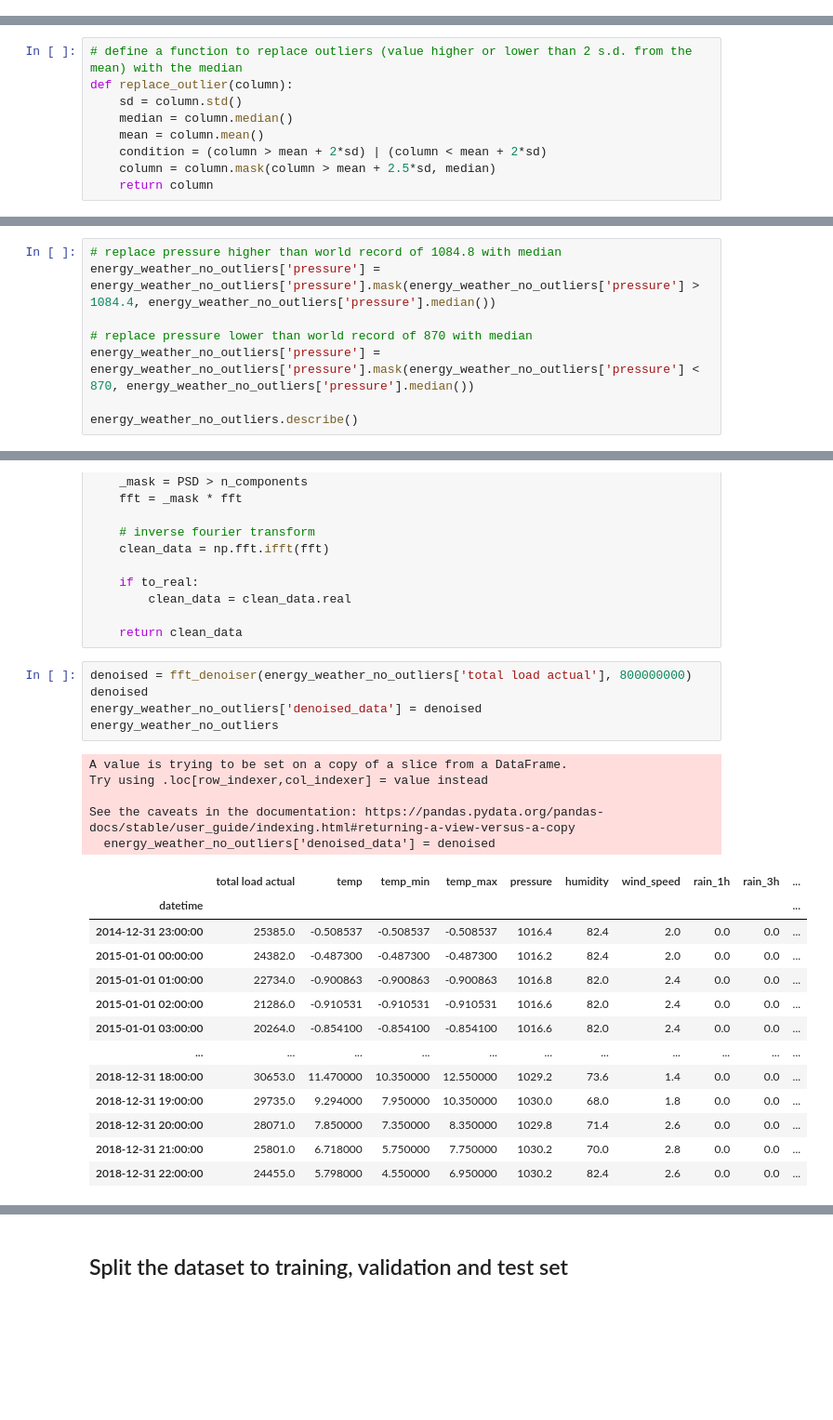
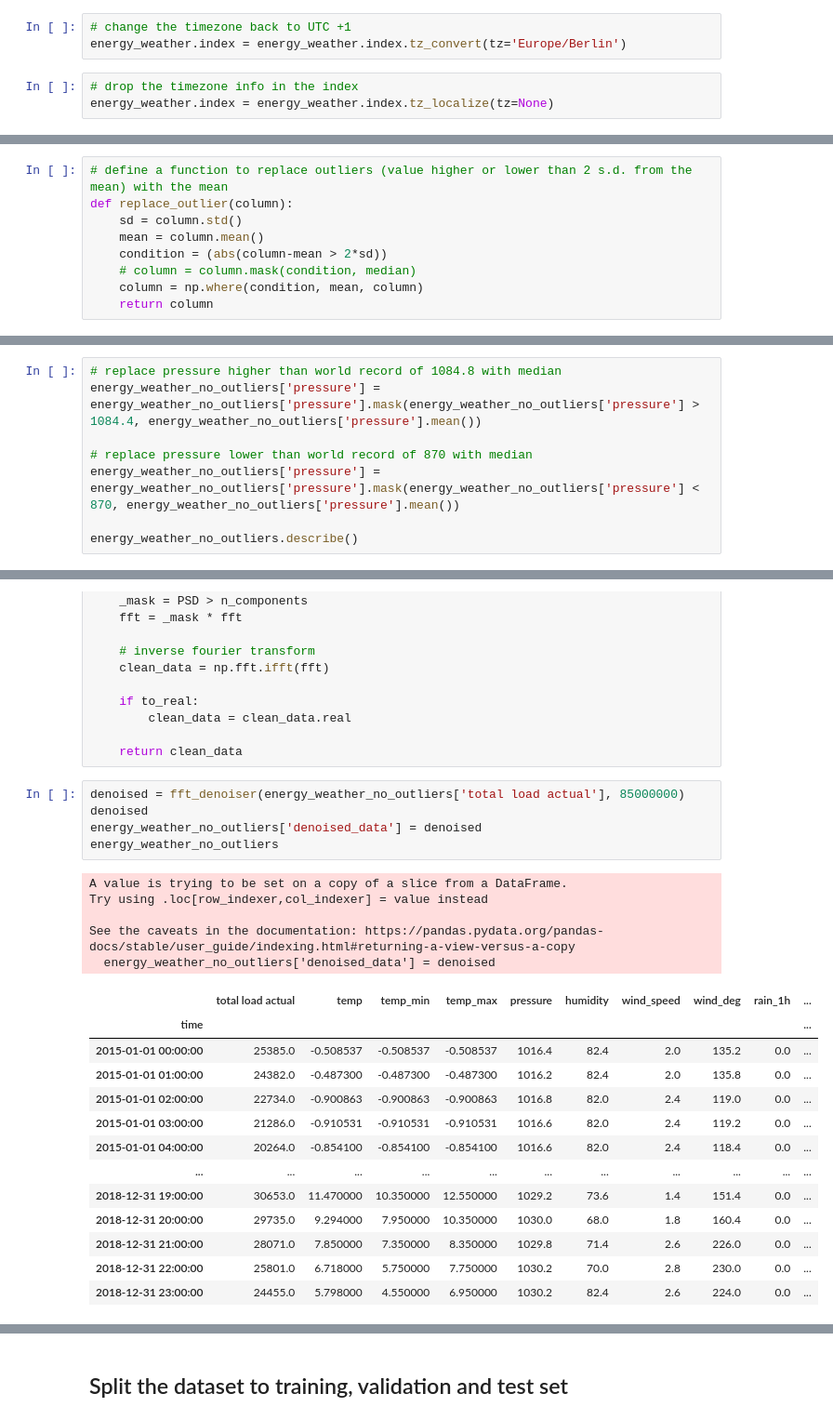
Before and after one commit to cecilialiss/multivariate-time-series-forecasting, a Jupyter notebook: MLP_vs_RNN.ipynb, the cells around one changed output, grey strips where cells are left out. Shown at 93% size. Saved outputs shown, nothing was run; the diff lists cells and outputs as text; blank space fills up the shorter version.

```diff
--- a/MLP_vs_RNN.ipynb
+++ b/MLP_vs_RNN.ipynb
@@ -238,0 +204,6 @@ energy_weather.describe()
+# %%
+# change the timezone back to UTC +1
+energy_weather.index = energy_weather.index.tz_convert(tz='Europe/Berlin')
+# %%
+# drop the timezone info in the index
+energy_weather.index = energy_weather.index.tz_localize(tz=None)
@@ -250,11 +257,11 @@ array([<AxesSubplot:xlabel='datetime'>, <AxesSubplot:xlabel='datetime'>,
 # %%
-# define a function to replace outliers (value higher or lower than 2 s.d. from the mean) with the median
+# define a function to replace outliers (value higher or lower than 2 s.d. from the mean) with the mean
 def replace_outlier(column):
     sd = column.std()
-    median = column.median()
     mean = column.mean()
-    condition = (column > mean + 2*sd) | (column < mean + 2*sd)
-    column = column.mask(column > mean + 2.5*sd, median)
+    condition = (abs(column-mean > 2*sd))
+    # column = column.mask(condition, median)
+    column = np.where(condition, mean, column)
     return column
 # %%
 # apply function to 'pressure', 'humidity', 'wind_speed', 'rain_1h', 'rain_3h' columns
@@ -279,9 +289,9 @@ energy_weather_no_outliers.describe()
 # %%
 # replace pressure higher than world record of 1084.8 with median
-energy_weather_no_outliers['pressure'] = energy_weather_no_outliers['pressure'].mask(energy_weather_no_outliers['pressure'] > 1084.4, energy_weather_no_outliers['pressure'].median())
+energy_weather_no_outliers['pressure'] = energy_weather_no_outliers['pressure'].mask(energy_weather_no_outliers['pressure'] > 1084.4, energy_weather_no_outliers['pressure'].mean())
 
 # replace pressure lower than world record of 870 with median
-energy_weather_no_outliers['pressure'] = energy_weather_no_outliers['pressure'].mask(energy_weather_no_outliers['pressure'] < 870, energy_weather_no_outliers['pressure'].median())
+energy_weather_no_outliers['pressure'] = energy_weather_no_outliers['pressure'].mask(energy_weather_no_outliers['pressure'] < 870, energy_weather_no_outliers['pressure'].mean())
 
 energy_weather_no_outliers.describe()
 # %% [output]
@@ -450,26 +465,26 @@ def fft_denoiser(x, n_components, to_real=True):
 
     return clean_data
 # %%
-denoised = fft_denoiser(energy_weather_no_outliers['total load actual'], 800000000)
+denoised = fft_denoiser(energy_weather_no_outliers['total load actual'], 85000000)
 denoised
 energy_weather_no_outliers['denoised_data'] = denoised
 energy_weather_no_outliers
 # %% [output]
 A value is trying to be set on a copy of a slice from a DataFrame.
 Try using .loc[row_indexer,col_indexer] = value instead
 
 See the caveats in the documentation: https://pandas.pydata.org/pandas-docs/stable/user_guide/indexing.html#returning-a-view-versus-a-copy
   energy_weather_no_outliers['denoised_data'] = denoised
-|  | total load actual | temp | temp_min | temp_max | pressure | humidity | wind_speed | rain_1h | rain_3h | ... |
-| datetime |  |  |  |  |  |  |  |  |  | ... |
-| 2014-12-31 23:00:00 | 25385.0 | -0.508537 | -0.508537 | -0.508537 | 1016.4 | 82.4 | 2.0 | 0.0 | 0.0 | ... |
-| 2015-01-01 00:00:00 | 24382.0 | -0.487300 | -0.487300 | -0.487300 | 1016.2 | 82.4 | 2.0 | 0.0 | 0.0 | ... |
-| 2015-01-01 01:00:00 | 22734.0 | -0.900863 | -0.900863 | -0.900863 | 1016.8 | 82.0 | 2.4 | 0.0 | 0.0 | ... |
-| 2015-01-01 02:00:00 | 21286.0 | -0.910531 | -0.910531 | -0.910531 | 1016.6 | 82.0 | 2.4 | 0.0 | 0.0 | ... |
-| 2015-01-01 03:00:00 | 20264.0 | -0.854100 | -0.854100 | -0.854100 | 1016.6 | 82.0 | 2.4 | 0.0 | 0.0 | ... |
+|  | total load actual | temp | temp_min | temp_max | pressure | humidity | wind_speed | wind_deg | rain_1h | ... |
+| time |  |  |  |  |  |  |  |  |  | ... |
+| 2015-01-01 00:00:00 | 25385.0 | -0.508537 | -0.508537 | -0.508537 | 1016.4 | 82.4 | 2.0 | 135.2 | 0.0 | ... |
+| 2015-01-01 01:00:00 | 24382.0 | -0.487300 | -0.487300 | -0.487300 | 1016.2 | 82.4 | 2.0 | 135.8 | 0.0 | ... |
+| 2015-01-01 02:00:00 | 22734.0 | -0.900863 | -0.900863 | -0.900863 | 1016.8 | 82.0 | 2.4 | 119.0 | 0.0 | ... |
+| 2015-01-01 03:00:00 | 21286.0 | -0.910531 | -0.910531 | -0.910531 | 1016.6 | 82.0 | 2.4 | 119.2 | 0.0 | ... |
+| 2015-01-01 04:00:00 | 20264.0 | -0.854100 | -0.854100 | -0.854100 | 1016.6 | 82.0 | 2.4 | 118.4 | 0.0 | ... |
 | ... | ... | ... | ... | ... | ... | ... | ... | ... | ... | ... |
-| 2018-12-31 18:00:00 | 30653.0 | 11.470000 | 10.350000 | 12.550000 | 1029.2 | 73.6 | 1.4 | 0.0 | 0.0 | ... |
-| 2018-12-31 19:00:00 | 29735.0 | 9.294000 | 7.950000 | 10.350000 | 1030.0 | 68.0 | 1.8 | 0.0 | 0.0 | ... |
-| 2018-12-31 20:00:00 | 28071.0 | 7.850000 | 7.350000 | 8.350000 | 1029.8 | 71.4 | 2.6 | 0.0 | 0.0 | ... |
-| 2018-12-31 21:00:00 | 25801.0 | 6.718000 | 5.750000 | 7.750000 | 1030.2 | 70.0 | 2.8 | 0.0 | 0.0 | ... |
-| 2018-12-31 22:00:00 | 24455.0 | 5.798000 | 4.550000 | 6.950000 | 1030.2 | 82.4 | 2.6 | 0.0 | 0.0 | ... |
+| 2018-12-31 19:00:00 | 30653.0 | 11.470000 | 10.350000 | 12.550000 | 1029.2 | 73.6 | 1.4 | 151.4 | 0.0 | ... |
+| 2018-12-31 20:00:00 | 29735.0 | 9.294000 | 7.950000 | 10.350000 | 1030.0 | 68.0 | 1.8 | 160.4 | 0.0 | ... |
+| 2018-12-31 21:00:00 | 28071.0 | 7.850000 | 7.350000 | 8.350000 | 1029.8 | 71.4 | 2.6 | 226.0 | 0.0 | ... |
+| 2018-12-31 22:00:00 | 25801.0 | 6.718000 | 5.750000 | 7.750000 | 1030.2 | 70.0 | 2.8 | 230.0 | 0.0 | ... |
+| 2018-12-31 23:00:00 | 24455.0 | 5.798000 | 4.550000 | 6.950000 | 1030.2 | 82.4 | 2.6 | 224.0 | 0.0 | ... |
```
Also changed, not shown: parts of 50 cells of this notebook.
